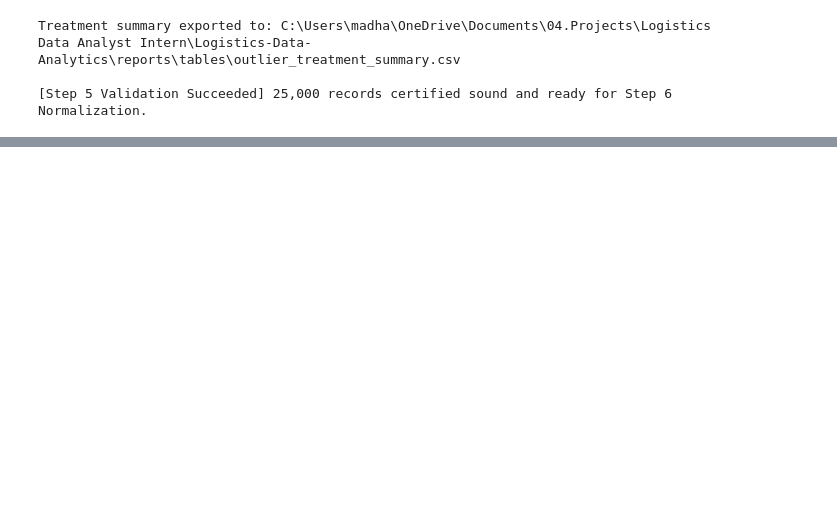
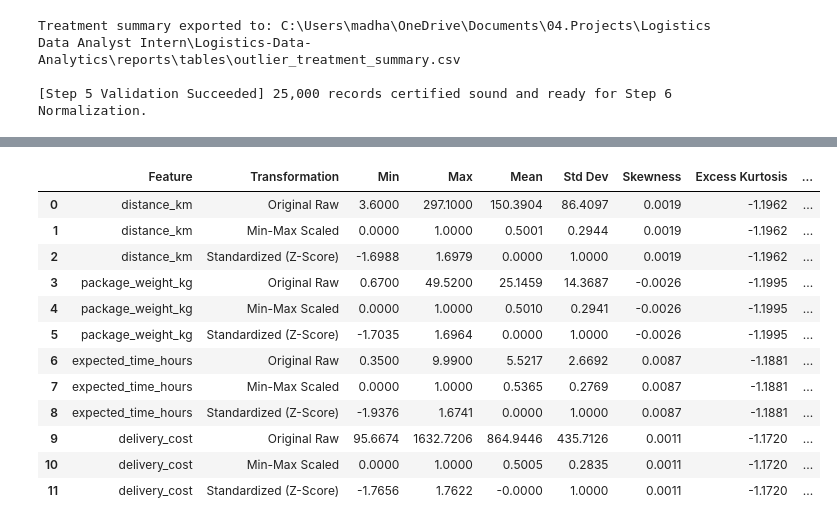
Before and after one commit to madhavanj8148/Logistics-Data-Analytics, a Jupyter notebook: notebooks/Week2_Data_Preprocessing.ipynb, the cells around one changed output, grey strips where cells are left out. Drawn from its saved outputs; the diff is of its cells as text; code cells hidden in the pictures; blank space fills up the shorter version.

```diff
--- a/notebooks/Week2_Data_Preprocessing.ipynb
+++ b/notebooks/Week2_Data_Preprocessing.ipynb
@@ -1232,0 +1284,15 @@ Step 5 (Outlier Detection and Treatment) has concluded with full empirical and a
+# %%
+# 6.1 Feature Selection & Scope Verification
+target_scaling_cols = ['distance_km', 'package_weight_kg', 'expected_time_hours', 'delivery_cost']
+
+exclusion_dict = {
+    'delivery_id': 'Primary Identifier (Preserved for relational integrity)',
+    'delayed': 'Classification Target (Excluded to prevent data leakage)',
+    'delivery_status': 'Post-Event Categorical State (Excluded to prevent post-dispatch leakage)',
+    'delivery_rating': 'Discrete Ordinal Metric [1..5 stars] (Scale preserved)'
+}
+
+print("Selected Continuous Features for Scaling:", target_scaling_cols)
+print("\nMethodologically Excluded Attributes:")
+for col, rationale in exclusion_dict.items():
+    print(f"  - {col:18s}: {rationale}")
@@ -1232,0 +1389,60 @@ Step 5 (Outlier Detection and Treatment) has concluded with full empirical and a
+# %%
+# 6.4 Comprehensive Comparison Matrix Generation & CSV Exports
+comp_rows = []
+
+for col in target_scaling_cols:
+    s_orig = df_cleaned[col]
+    s_mm = df_minmax[col]
+    s_std = df_standard[col]
+
+    comp_rows.append({
+        'Feature': col,
+        'Transformation': 'Original Raw',
+        'Min': round(float(s_orig.min()), 4),
+        'Max': round(float(s_orig.max()), 4),
+        'Mean': round(float(s_orig.mean()), 4),
+        'Std Dev': round(float(s_orig.std()), 4),
+        'Skewness': round(float(s_orig.skew()), 4),
+        'Excess Kurtosis': round(float(s_orig.kurtosis()), 4),
+        'Range Description': f"[{s_orig.min():.1f}, {s_orig.max():.1f}] Physical Units"
+    })
+    comp_rows.append({
+        'Feature': col,
+        'Transformation': 'Min-Max Scaled',
+        'Min': round(float(s_mm.min()), 4),
+        'Max': round(float(s_mm.max()), 4),
+        'Mean': round(float(s_mm.mean()), 4),
+        'Std Dev': round(float(s_mm.std()), 4),
+        'Skewness': round(float(s_mm.skew()), 4),
+        'Excess Kurtosis': round(float(s_mm.kurtosis()), 4),
+        'Range Description': "[0.0, 1.0] Bounded Interval"
+    })
+    comp_rows.append({
+        'Feature': col,
+        'Transformation': 'Standardized (Z-Score)',
+        'Min': round(float(s_std.min()), 4),
+        'Max': round(float(s_std.max()), 4),
+        'Mean': round(float(s_std.mean()), 6),
+        'Std Dev': round(float(s_std.std()), 4),
+        'Skewness': round(float(s_std.skew()), 4),
+        'Excess Kurtosis': round(float(s_std.kurtosis()), 4),
+        'Range Description': f"[{s_std.min():.2f}, {s_std.max():.2f}] Standard Deviations"
+    })
+
+df_normalization_comparison = pd.DataFrame(comp_rows)
+print("=== COMPREHENSIVE NORMALIZATION & STANDARDIZATION COMPARISON MATRIX ===")
+display(df_normalization_comparison)
+
+# File Exports to reports/tables/
+comp_csv_path = os.path.join(reports_dir, 'tables', 'normalization_comparison.csv')
+mm_csv_path = os.path.join(reports_dir, 'tables', 'minmax_scaled_dataset.csv')
+std_csv_path = os.path.join(reports_dir, 'tables', 'standardized_dataset.csv')
+
+df_normalization_comparison.to_csv(comp_csv_path, index=False)
+df_minmax.to_csv(mm_csv_path, index=False)
+df_standard.to_csv(std_csv_path, index=False)
+
+print(f"\nComparison table exported to: {comp_csv_path}")
+print(f"Min-Max scaled dataset exported to: {mm_csv_path}")
+print(f"Standardized dataset exported to: {std_csv_path}")
+# %% [output]
@@ -1232,0 +1450,13 @@ Step 5 (Outlier Detection and Treatment) has concluded with full empirical and a
+|  | Feature | Transformation | Min | Max | Mean | Std Dev | Skewness | Excess Kurtosis | ... |
+| 0 | distance_km | Original Raw | 3.6000 | 297.1000 | 150.3904 | 86.4097 | 0.0019 | -1.1962 | ... |
+| 1 | distance_km | Min-Max Scaled | 0.0000 | 1.0000 | 0.5001 | 0.2944 | 0.0019 | -1.1962 | ... |
+| 2 | distance_km | Standardized (Z-Score) | -1.6988 | 1.6979 | 0.0000 | 1.0000 | 0.0019 | -1.1962 | ... |
+| 3 | package_weight_kg | Original Raw | 0.6700 | 49.5200 | 25.1459 | 14.3687 | -0.0026 | -1.1995 | ... |
+| 4 | package_weight_kg | Min-Max Scaled | 0.0000 | 1.0000 | 0.5010 | 0.2941 | -0.0026 | -1.1995 | ... |
+| 5 | package_weight_kg | Standardized (Z-Score) | -1.7035 | 1.6964 | 0.0000 | 1.0000 | -0.0026 | -1.1995 | ... |
+| 6 | expected_time_hours | Original Raw | 0.3500 | 9.9900 | 5.5217 | 2.6692 | 0.0087 | -1.1881 | ... |
+| 7 | expected_time_hours | Min-Max Scaled | 0.0000 | 1.0000 | 0.5365 | 0.2769 | 0.0087 | -1.1881 | ... |
+| 8 | expected_time_hours | Standardized (Z-Score) | -1.9376 | 1.6741 | 0.0000 | 1.0000 | 0.0087 | -1.1881 | ... |
+| 9 | delivery_cost | Original Raw | 95.6674 | 1632.7206 | 864.9446 | 435.7126 | 0.0011 | -1.1720 | ... |
+| 10 | delivery_cost | Min-Max Scaled | 0.0000 | 1.0000 | 0.5005 | 0.2835 | 0.0011 | -1.1720 | ... |
+| 11 | delivery_cost | Standardized (Z-Score) | -1.7656 | 1.7622 | -0.0000 | 1.0000 | 0.0011 | -1.1720 | ... |
```
Also changed, not shown: parts of 29 cells of this notebook, 33 other files.
